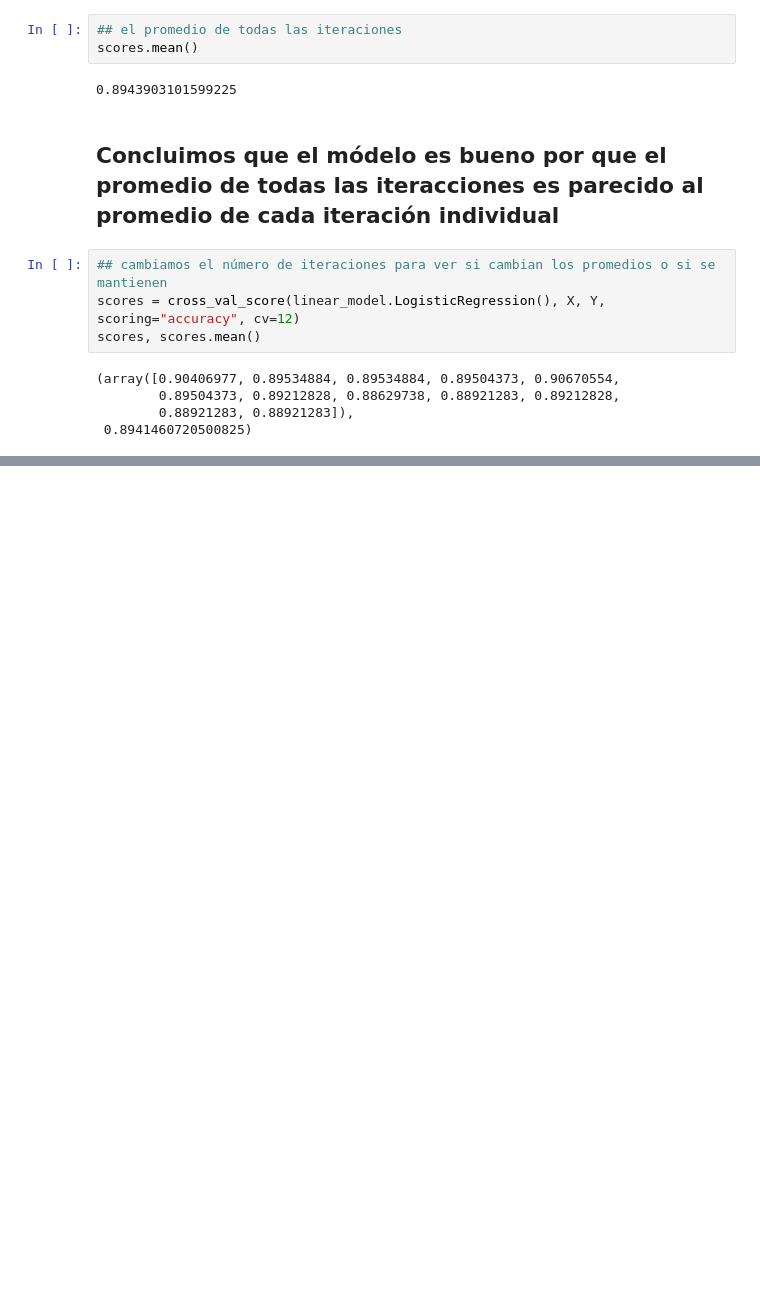
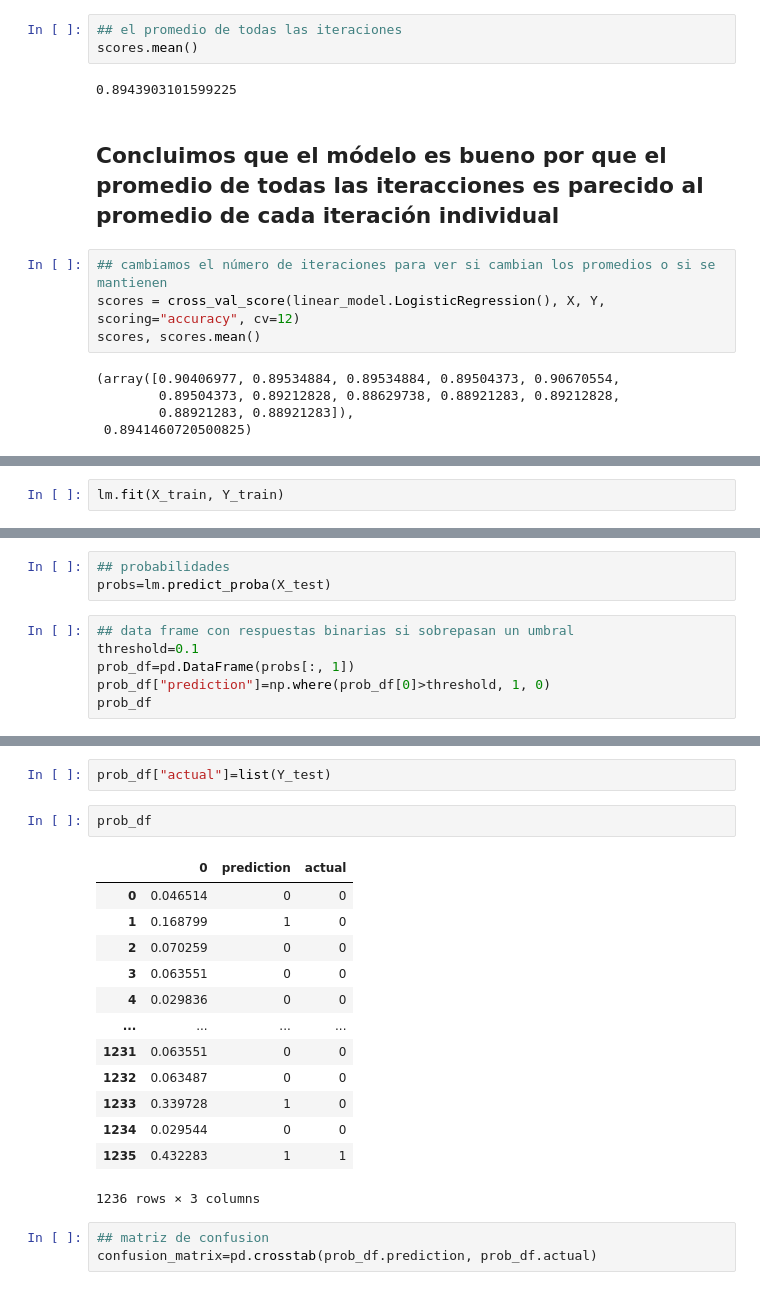
Before and after one commit to GersonVis/Tecnicas-de-IA, a Jupyter notebook: curso udemy/regresión logística/regresión logística para predicciones bancarias.ipynb, the cells around one changed output, grey strips where cells are left out. Drawn from its saved outputs; the diff is of its cells as text; blank space fills up the shorter version.

```diff
--- a/curso udemy/regresión logística/regresión logística para predicciones bancarias.ipynb
+++ b/curso udemy/regresión logística/regresión logística para predicciones bancarias.ipynb
@@ -557,0 +560,2 @@ scores, scores.mean()
+# %%
+lm.fit(X_train, Y_train)
@@ -557,0 +564,9 @@ scores, scores.mean()
+# %%
+## probabilidades
+probs=lm.predict_proba(X_test)
+# %%
+## data frame con respuestas binarias si sobrepasan un umbral
+threshold=0.1
+prob_df=pd.DataFrame(probs[:, 1])
+prob_df["prediction"]=np.where(prob_df[0]>threshold, 1, 0)
+prob_df
@@ -557,0 +587,21 @@ scores, scores.mean()
+# %%
+prob_df["actual"]=list(Y_test)
+# %%
+prob_df
+# %% [output]
+|  | 0 | prediction | actual |
+| 0 | 0.046514 | 0 | 0 |
+| 1 | 0.168799 | 1 | 0 |
+| 2 | 0.070259 | 0 | 0 |
+| 3 | 0.063551 | 0 | 0 |
+| 4 | 0.029836 | 0 | 0 |
+| ... | ... | ... | ... |
+| 1231 | 0.063551 | 0 | 0 |
+| 1232 | 0.063487 | 0 | 0 |
+| 1233 | 0.339728 | 1 | 0 |
+| 1234 | 0.029544 | 0 | 0 |
+| 1235 | 0.432283 | 1 | 1 |
+1236 rows × 3 columns
+# %%
+## matriz de confusion
+confusion_matrix=pd.crosstab(prob_df.prediction, prob_df.actual)
```
Also changed, not shown: parts of 14 cells of this notebook.
